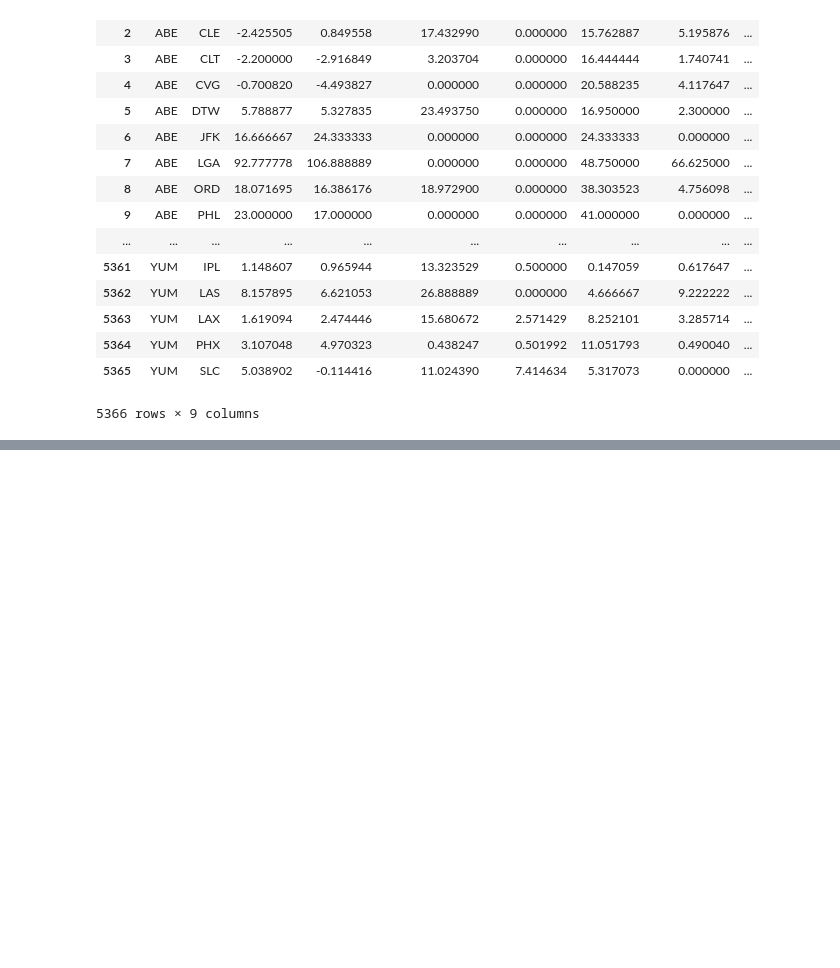
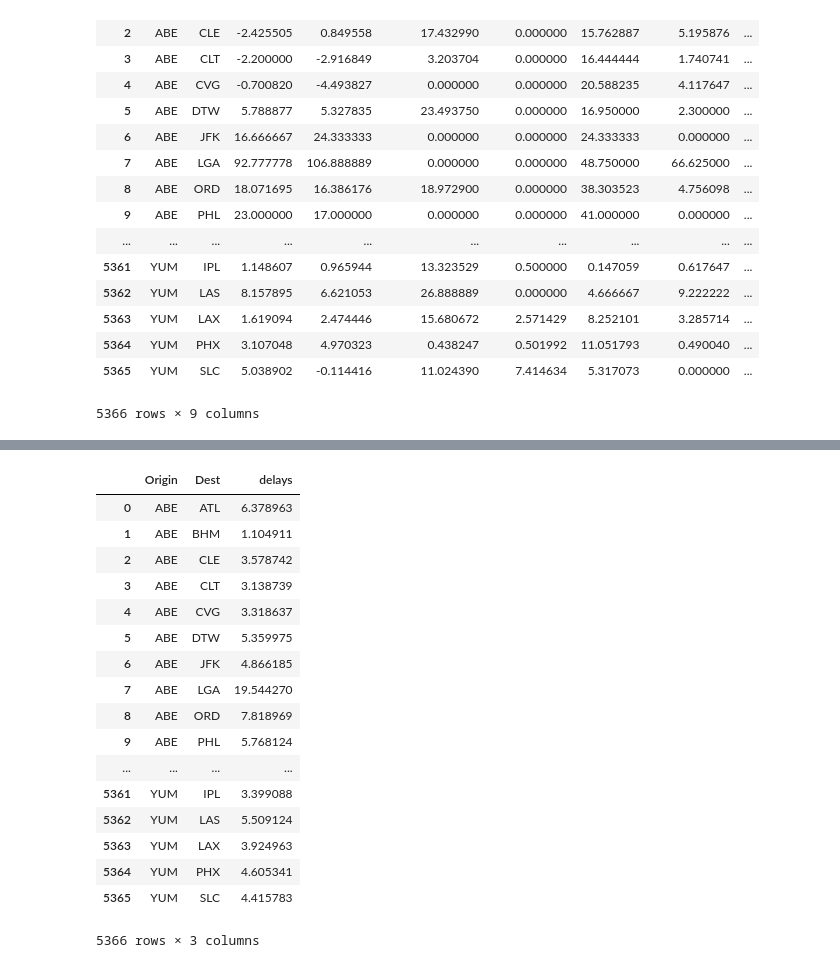
Before and after one commit to ruimaranhao/DataAnalystNanodegree, a Jupyter notebook: P6/v3/Untitled.ipynb, the cells around one changed output, grey strips where cells are left out. Cells and saved outputs as stored; diff of their text form; code cells hidden in the pictures; blank space fills up the shorter version.

```diff
--- a/P6/v3/Untitled.ipynb
+++ b/P6/v3/Untitled.ipynb
@@ -50,3 +50,21 @@ delays
 airports = ['ATL', 'LAX', 'ORD', 'DFW', 'JFK', 'DEN', 'SFO',
             'CLT', 'LAS', 'PHX', 'IAH', 'MIA', 'SEA', 'EWR',
             'MCO', 'MSP', 'DTW', 'BOS', 'PHL', 'LGA']
+
+import pandasql
+
+delays_sql = """
+    select Origin,
+           Dest,
+           (avg(DepDelay) + avg(ArrDelay) + avg(LateAircraftDelay) +
+            avg(NASDelay) + avg(WeatherDelay) + avg(CarrierDelay)) as delays
+    from delays
+    group by Origin, Dest
+    """
+
+orig_dest_delay = pandasql.sqldf(delays_sql.lower(), locals())
+
+orig_dest_delay['delays'] = orig_dest_delay['delays'].fillna(0)
+
+#orig_dest_delay = orig_dest_delay.sort(['delays'], ascending=0)
+orig_dest_delay.head()
@@ -53,3 +78,32 @@ airports = ['ATL', 'LAX', 'ORD', 'DFW', 'JFK', 'DEN', 'SFO',
+# %%
+from sklearn import preprocessing
+import math
+
+ma = orig_dest_delay['delays'].max()
+mi = orig_dest_delay['delays'].min()
+
+orig_dest_delay['delays'] = orig_dest_delay['delays'].apply(lambda x: 100*(x - mi) / ma)
+
+orig_dest_delay
+# %% [output]
+|  | Origin | Dest | delays |
+| 0 | ABE | ATL | 6.378963 |
+| 1 | ABE | BHM | 1.104911 |
+| 2 | ABE | CLE | 3.578742 |
+| 3 | ABE | CLT | 3.138739 |
+| 4 | ABE | CVG | 3.318637 |
+| 5 | ABE | DTW | 5.359975 |
+| 6 | ABE | JFK | 4.866185 |
+| 7 | ABE | LGA | 19.544270 |
+| 8 | ABE | ORD | 7.818969 |
+| 9 | ABE | PHL | 5.768124 |
+| ... | ... | ... | ... |
+| 5361 | YUM | IPL | 3.399088 |
+| 5362 | YUM | LAS | 5.509124 |
+| 5363 | YUM | LAX | 3.924963 |
+| 5364 | YUM | PHX | 4.605341 |
+| 5365 | YUM | SLC | 4.415783 |
+5366 rows × 3 columns
 # %%
 import sys
 
```
Also changed, not shown: parts of 3 cells of this notebook, 1 other file.
